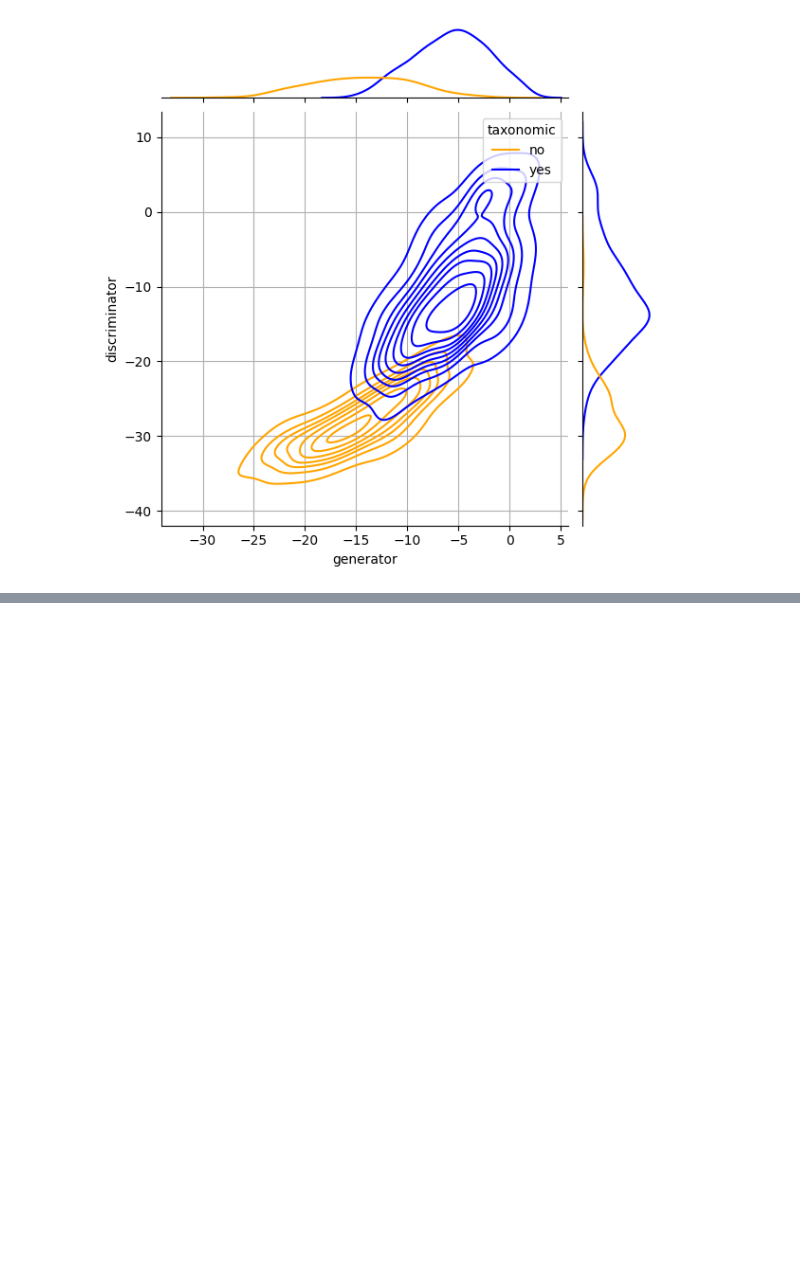
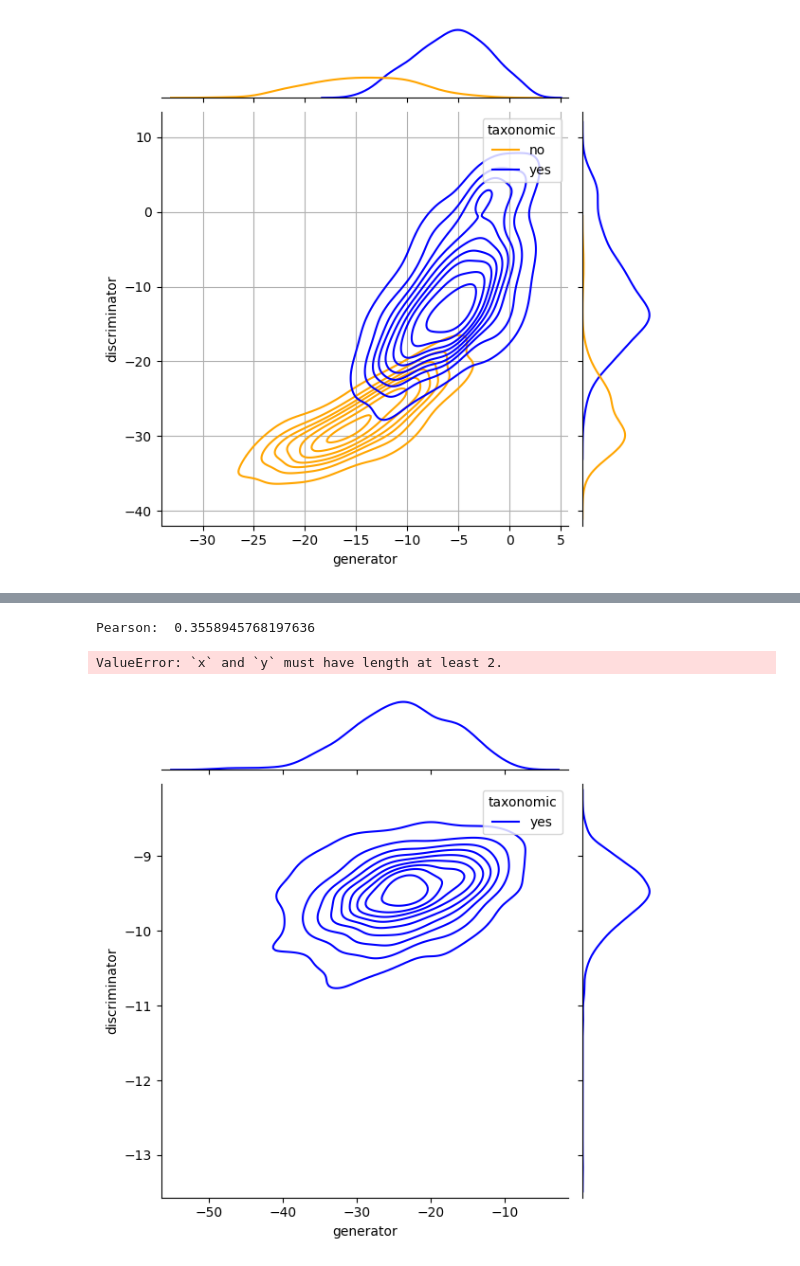
Before and after one commit to juand-r/lexical-inconsistency, a Jupyter notebook: notebooks/ranking-loss-training.ipynb, the cells around one changed output, grey strips where cells are left out. Drawn from its saved outputs; the diff is of its cells as text; code cells hidden in the pictures; blank space fills up the shorter version.

```diff
--- a/notebooks/ranking-loss-training.ipynb
+++ b/notebooks/ranking-loss-training.ipynb
@@ -366,0 +389,9 @@ Pearson for neg:  0.8039618630667876
+# %%
+disc = torch.load('../outputs/logodds/v3-delta5-epoch5--trivia-qa--disc-few.pt', weights_only=True)
+gen = torch.load('../outputs/logodds/v3-delta5-epoch5--trivia-qa--gen-zero.pt', weights_only=True)
+# %%
+viz.plot_correlations(Lt, gen, disc)
+# %% [output]
+Pearson:  0.3558945768197636
+ValueError: `x` and `y` must have length at least 2.
+[figure, added]
```
Also changed, not shown: parts of 17 cells of this notebook, 4 other files.
